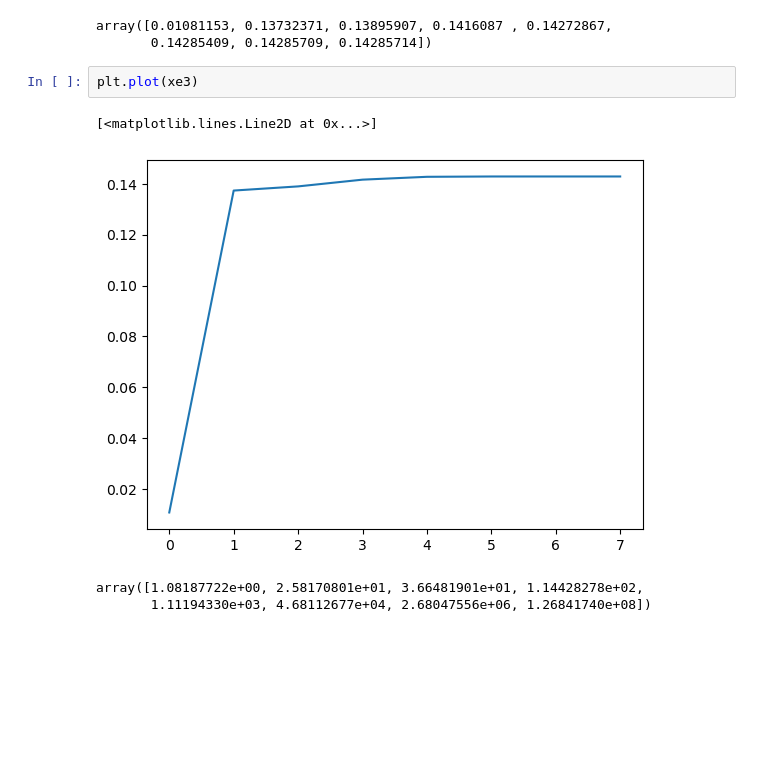
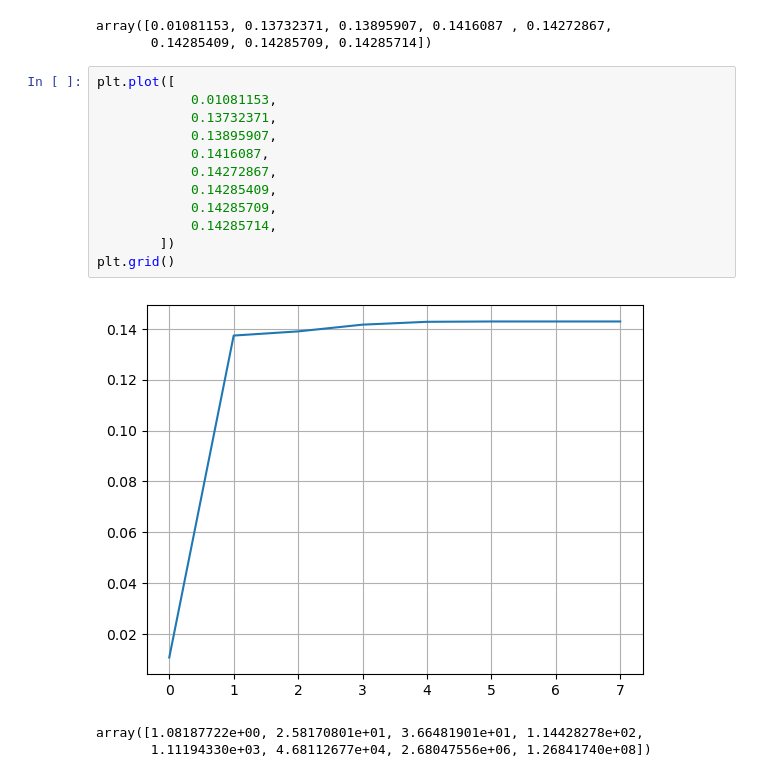
Before and after one commit to masterkram/bsc_thesis, a Jupyter notebook: sandbox/sanity_check.ipynb, the cells around one changed output. Drawn from its saved outputs; the diff is of its cells as text; blank space fills up the shorter version.

```diff
--- a/sandbox/sanity_check.ipynb
+++ b/sandbox/sanity_check.ipynb
@@ -196,11 +196,20 @@ xe3
 # %% [output]
 array([0.01081153, 0.13732371, 0.13895907, 0.1416087 , 0.14272867,
        0.14285409, 0.14285709, 0.14285714])
-# %%
-plt.plot(xe3)
-# %% [output]
-[<matplotlib.lines.Line2D at 0x...>]
-[figure, removed]
+# %%
+plt.plot([
+            0.01081153,
+            0.13732371,
+            0.13895907,
+            0.1416087,
+            0.14272867,
+            0.14285409,
+            0.14285709,
+            0.14285714,
+        ])
+plt.grid()
+# %% [output]
+[figure, added]
 # %%
 # %% [output]
 array([1.08187722e+00, 2.58170801e+01, 3.66481901e+01, 1.14428278e+02,
```
Also changed, not shown: 31 other files.
